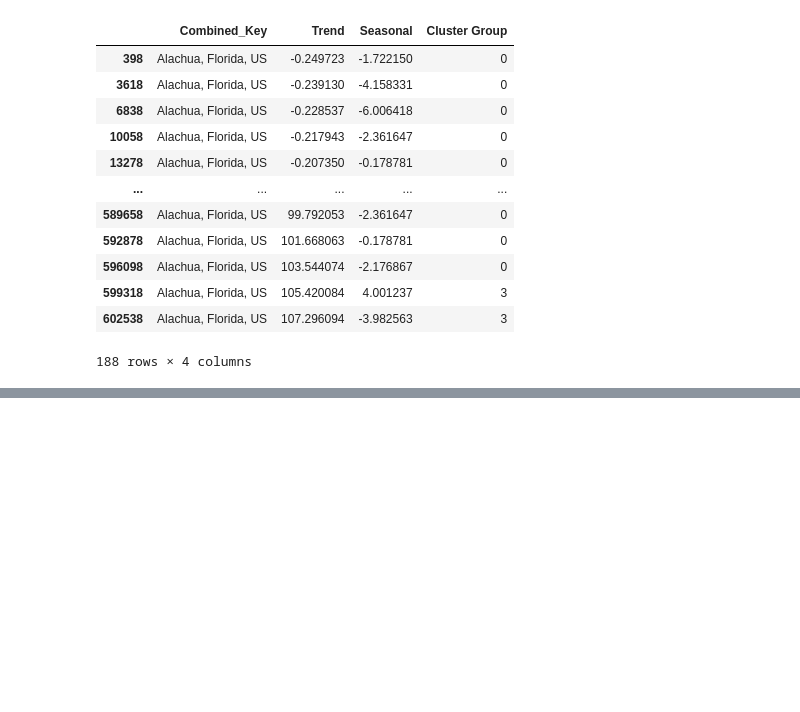
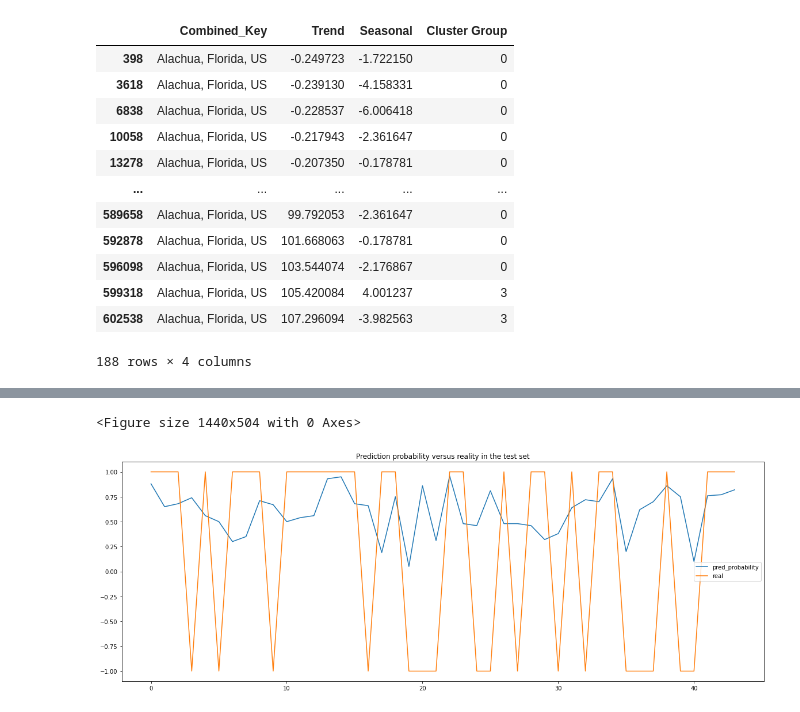
Before and after one commit to gandhimonil9823/Covid_Stock_Analysis, a Jupyter notebook: Covid_Stock.ipynb, the cells around one changed output, grey strips where cells are left out. Drawn from its saved outputs; the diff is of its cells as text; code cells hidden in the pictures; blank space fills up the shorter version.

```diff
--- a/Covid_Stock.ipynb
+++ b/Covid_Stock.ipynb
@@ -768,0 +983,12 @@ trend_seasonality_df_compressed.loc[trend_seasonality_df_compressed['Combined_Ke
+# %%
+plt.figure(figsize=(20,7))
+proba = rand_frst_clf.predict_proba(X_test)[:,1]
+plt.figure(figsize=(20,7))
+plt.plot(np.arange(len(proba)), proba, label='pred_probability')
+plt.plot(np.arange(len(y_test)), y_test, label='real' );
+plt.title('Prediction probability versus reality in the test set');
+plt.legend();
+plt.show();
+# %% [output]
+<Figure size 1440x504 with 0 Axes>
+[figure, added]
```
Also changed, not shown: parts of 11 cells of this notebook.
